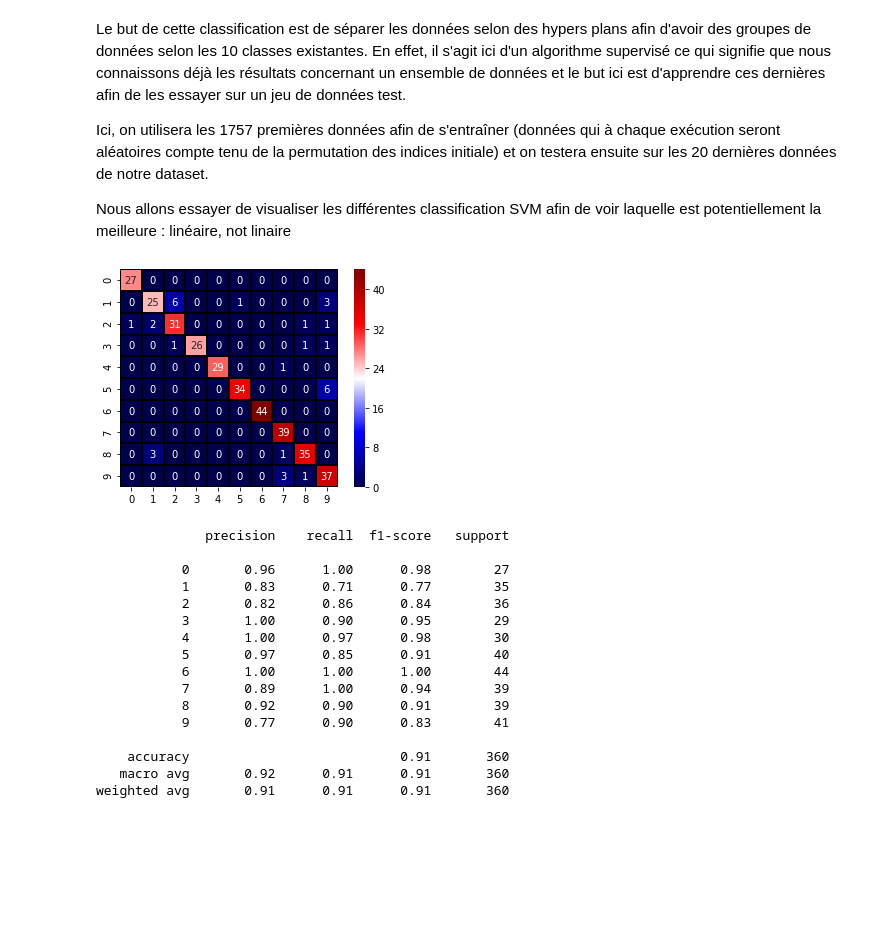
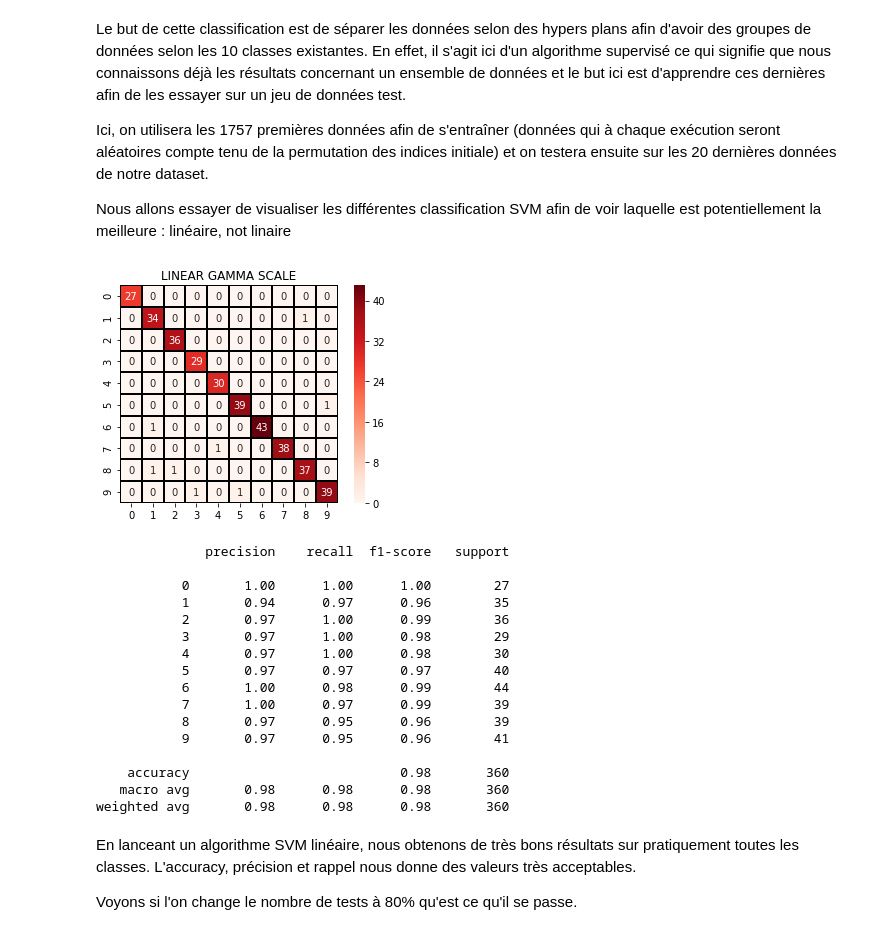
Before and after one commit to JohanChataigne/handwritten_digits_recognition, a Jupyter notebook: Assignment1.ipynb, the cells around one changed output. Saved outputs shown, nothing was run; the diff lists cells and outputs as text; code cells hidden in the pictures; blank space fills up the shorter version.

```diff
--- a/Assignment1.ipynb
+++ b/Assignment1.ipynb
@@ -237,38 +355,44 @@ from sklearn import svm
 X_svm=digits.data
 Y_svm=digits.target
 
-X_svm_train, X_svm_test, y_svm_train, y_svm_test = train_test_split(X_svm, Y_svm, test_size=0.2, random_state=0)
+# Séparer les données d'entraînement et tests 20% de tests
+X_svm_train, X_svm_test, Y_svm_train, Y_svm_test = train_test_split(X_svm, Y_svm, test_size=0.2, random_state=0)
 
 svc = svm.SVC(kernel='linear', C=1.0)
-svc.fit(X_svm_train,y_svm_train)
-pred_svm = nb.predict(X_svm_test)
+pred_linear_svm = svc.fit(X_svm_train,Y_svm_train).predict(X_svm_test)
 # %%
 # Nous obtenons les résultats dans la matrice de confusion
-confution_matrix = metrics.confusion_matrix(y_svm_test, pred_svm, labels=range(n_clusters))
-ax = heatmap(confution_matrix, annot=True, cmap="seismic", square=True, linecolor="black", fmt='d', linewidths = 1)
+confution_matrix_linear_svm = metrics.confusion_matrix(Y_svm_test, pred_linear_svm, labels=range(n_clusters))
+ax = heatmap(confution_matrix_linear_svm, annot=True, cmap="Reds", square=True, linecolor="black", fmt='d', linewidths = 1)
+ax.set_title("LINEAR GAMMA SCALE")
+
 b, t = plt.ylim()
 b += 0.5
 t -= 0.5
 plt.ylim(b, t)
 plt.show()
 
-report = metrics.classification_report(y_svm_test, pred_svm)
-print(report)
+report_linear_svm = metrics.classification_report(Y_svm_test, pred_linear_svm)
+print(report_linear_svm)
 # %% [output]
-[figure, old version]
+[figure, new version]
               precision    recall  f1-score   support
 
-           0       0.96      1.00      0.98        27
-           1       0.83      0.71      0.77        35
-           2       0.82      0.86      0.84        36
-           3       1.00      0.90      0.95        29
-           4       1.00      0.97      0.98        30
-           5       0.97      0.85      0.91        40
-           6       1.00      1.00      1.00        44
-           7       0.89      1.00      0.94        39
-           8       0.92      0.90      0.91        39
-           9       0.77      0.90      0.83        41
+           0       1.00      1.00      1.00        27
+           1       0.94      0.97      0.96        35
+           2       0.97      1.00      0.99        36
+           3       0.97      1.00      0.98        29
+           4       0.97      1.00      0.98        30
+           5       0.97      0.97      0.97        40
+           6       1.00      0.98      0.99        44
+           7       1.00      0.97      0.99        39
+           8       0.97      0.95      0.96        39
+           9       0.97      0.95      0.96        41
 
-    accuracy                           0.91       360
-   macro avg       0.92      0.91      0.91       360
-weighted avg       0.91      0.91      0.91       360
+    accuracy                           0.98       360
+   macro avg       0.98      0.98      0.98       360
+weighted avg       0.98      0.98      0.98       360
+# %% [markdown]
+En lanceant un algorithme SVM linéaire, nous obtenons de très bons résultats sur pratiquement toutes les classes. L'accuracy, précision et rappel nous donne des valeurs très acceptables.
+
+Voyons si l'on change le nombre de tests à 80% qu'est ce qu'il se passe.
```
Also changed, not shown: parts of 34 cells of this notebook.
